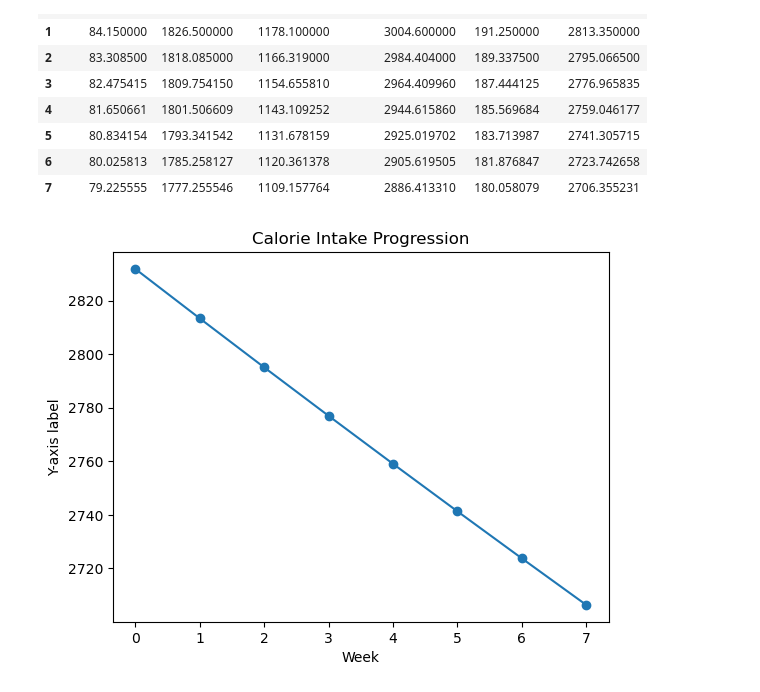
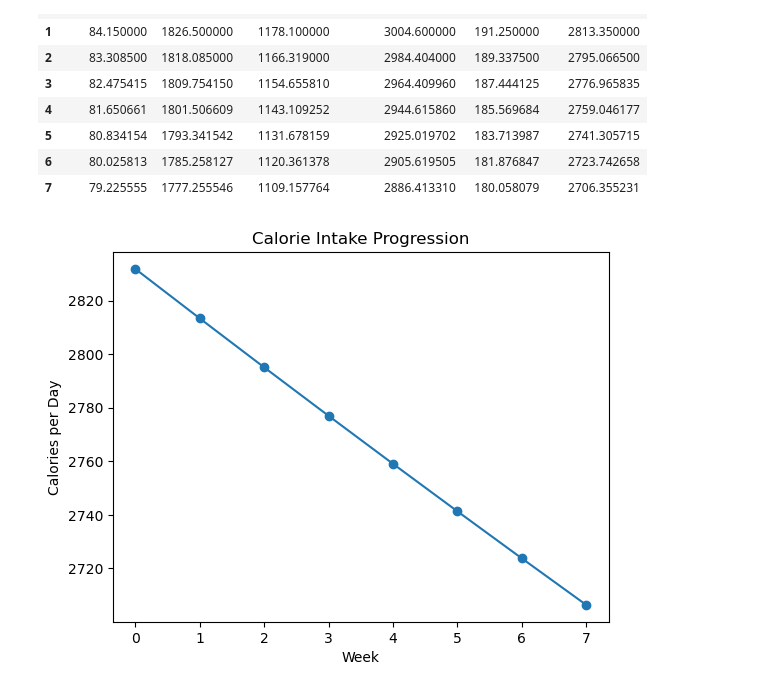
Before and after one commit to dmitkov28/notebooks, a Jupyter notebook: notebooks/met/diet.ipynb, the cells around one changed output. Saved outputs shown, nothing was run; the diff lists cells and outputs as text; code cells hidden in the pictures.

```diff
--- a/notebooks/met/diet.ipynb
+++ b/notebooks/met/diet.ipynb
@@ -82,11 +84,11 @@ df
 # %%
 plt.plot(df.index, df.TargetCalories)
 plt.scatter(x=df.index, y=df.TargetCalories)
 plt.title('Calorie Intake Progression')
 plt.xlabel('Week')
-plt.ylabel('Y-axis label')
+plt.ylabel('Calories per Day')
 plt.show()
 # %% [output]
-[figure, old version]
+[figure, new version]
 # %%
 df.to_csv("diet.csv")
```
Also changed, not shown: parts of 2 cells of this notebook.
